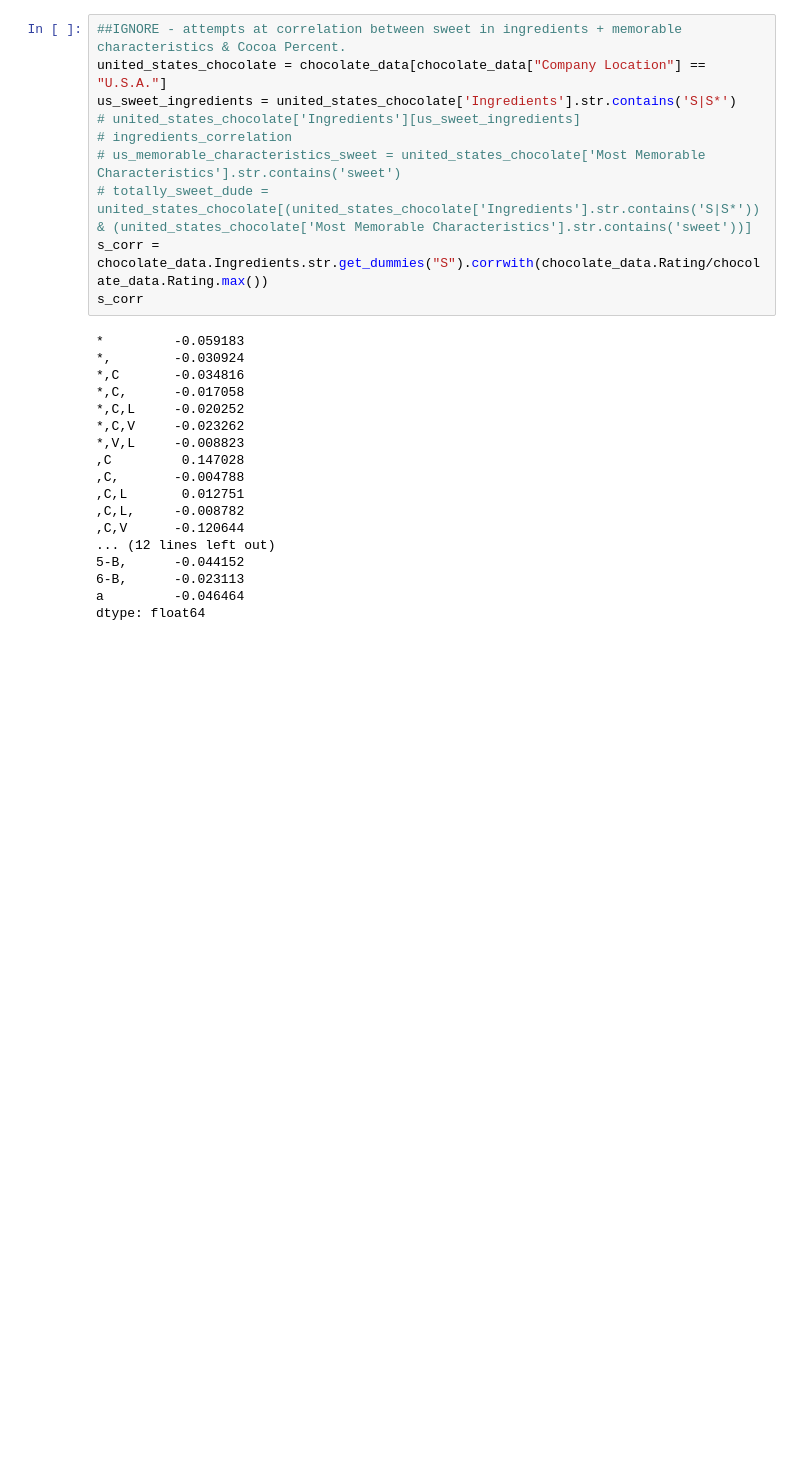
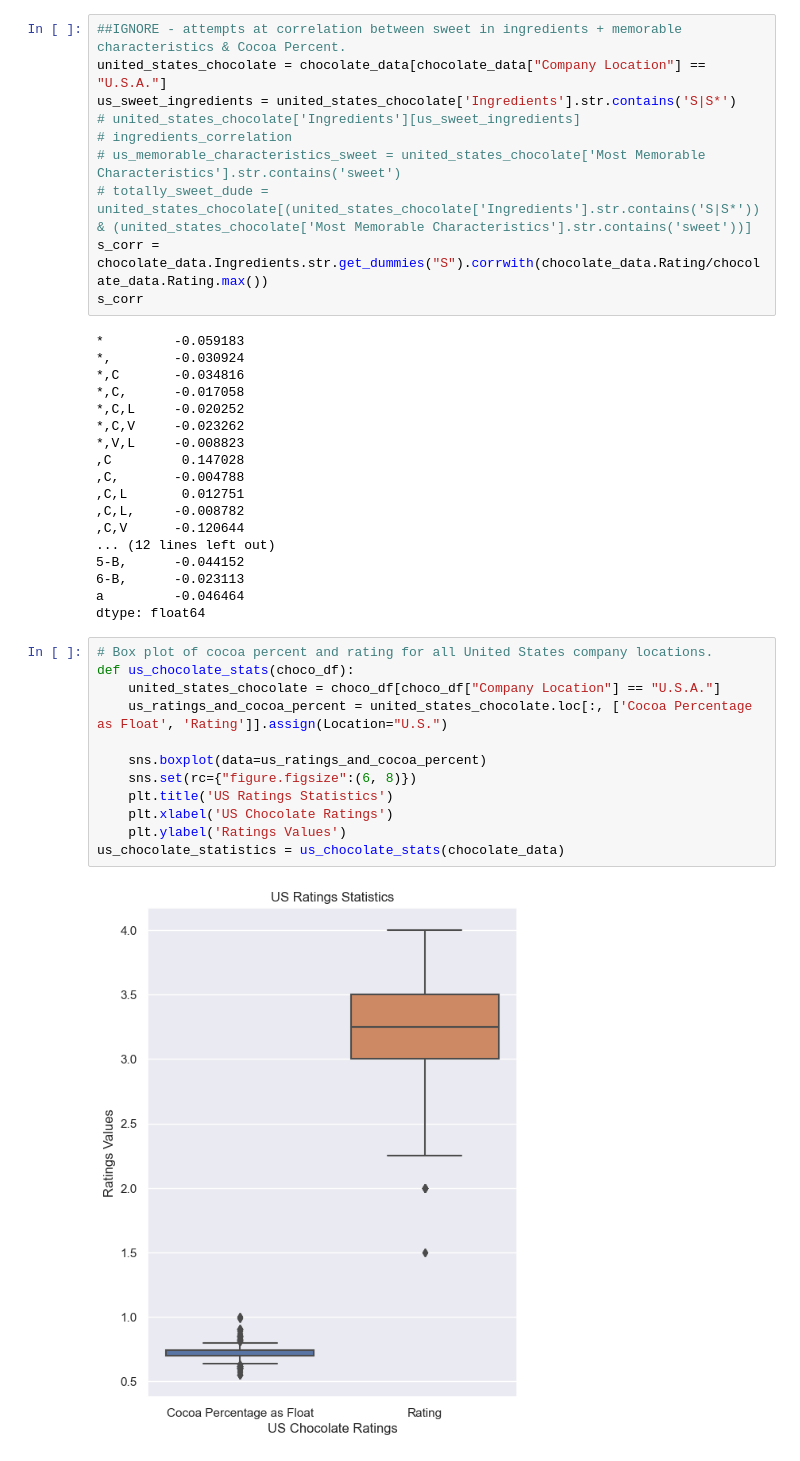
Before and after one commit to mbrann2/Chocolate-, a Jupyter notebook: notebooks/chocolate.ipynb, the cells around one changed output. Drawn from its saved outputs; the diff is of its cells as text; blank space fills up the shorter version.

Commit message:
stats.

```diff
--- a/notebooks/chocolate.ipynb
+++ b/notebooks/chocolate.ipynb
@@ -195,3 +195,17 @@ s_corr
 6-B,      -0.023113
 a         -0.046464
 dtype: float64
+# %%
+# Box plot of cocoa percent and rating for all United States company locations.
+def us_chocolate_stats(choco_df):
+    united_states_chocolate = choco_df[choco_df["Company Location"] == "U.S.A."]
+    us_ratings_and_cocoa_percent = united_states_chocolate.loc[:, ['Cocoa Percentage as Float', 'Rating']].assign(Location="U.S.")
+
+    sns.boxplot(data=us_ratings_and_cocoa_percent)
+    sns.set(rc={"figure.figsize":(6, 8)})
+    plt.title('US Ratings Statistics')
+    plt.xlabel('US Chocolate Ratings')
+    plt.ylabel('Ratings Values')
+us_chocolate_statistics = us_chocolate_stats(chocolate_data)
+# %% [output]
+[figure, added]
```
Also changed, not shown: parts of 3 cells of this notebook, 1 other file.
